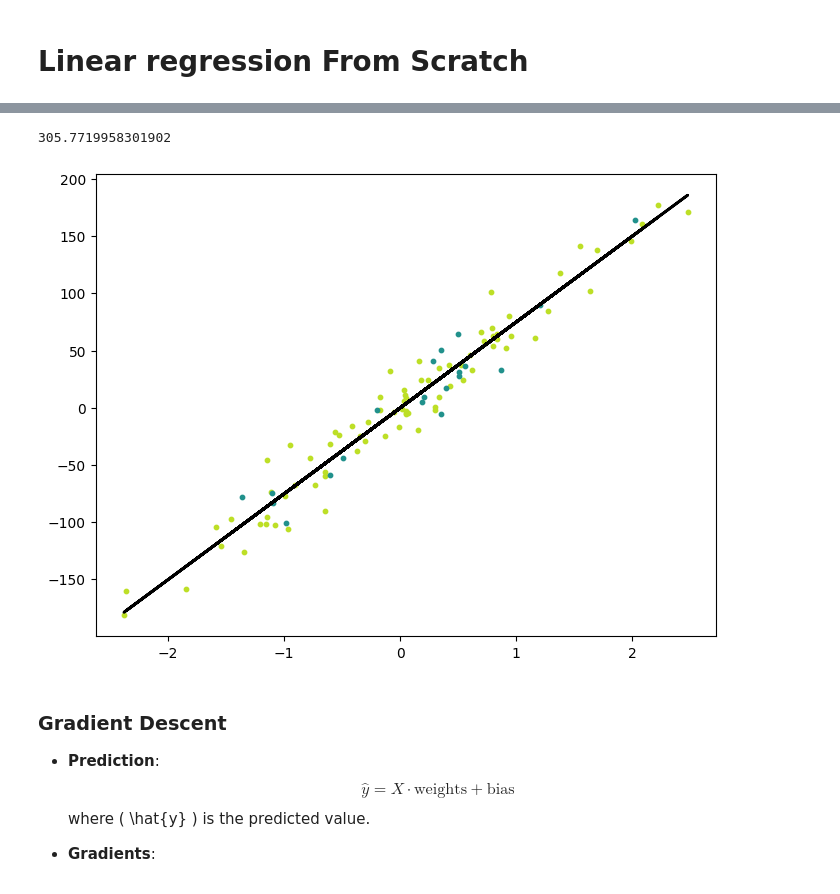
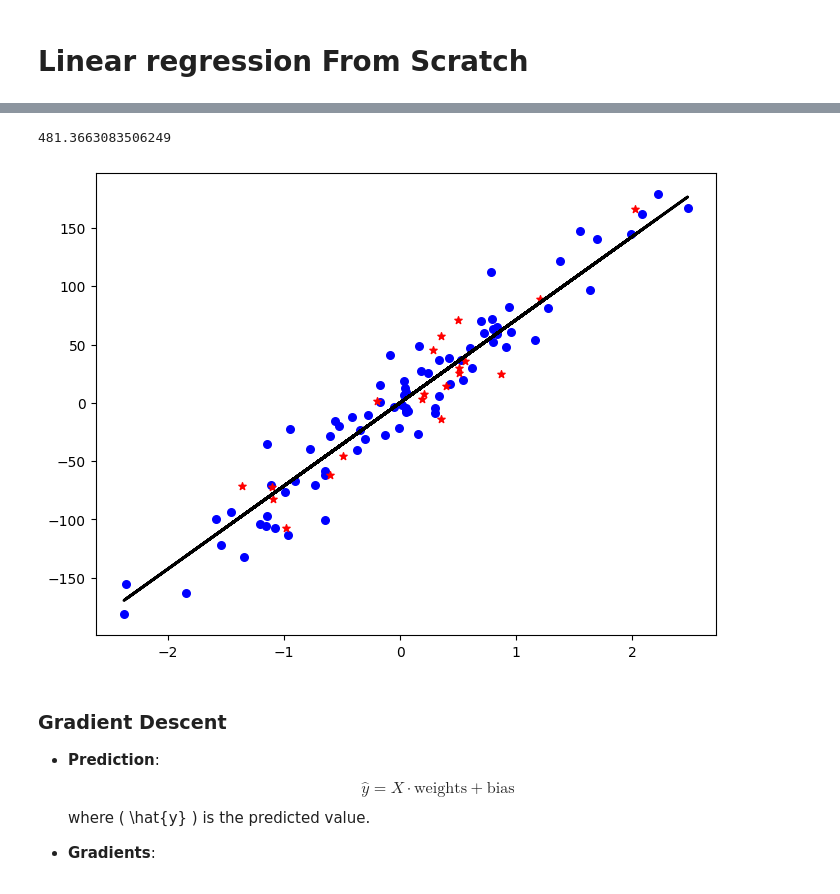
Before and after one commit to barzansaeedpour/foundations-of-machine-learning, a Jupyter notebook: 02_Supervised Learning/01_regression/01_linear_regression_from_scratch.ipynb, the cells around one changed output, grey strips where cells are left out. Drawn from its saved outputs; the diff is of its cells as text; code cells hidden in the pictures.

Commit message:
working on linear regression

```diff
--- a/02_Supervised Learning/01_regression/01_linear_regression_from_scratch.ipynb
+++ b/02_Supervised Learning/01_regression/01_linear_regression_from_scratch.ipynb
@@ -10,4 +12,4 @@ import matplotlib.pyplot as plt
 - **`train_test_split`**: This function from `scikit-learn` splits the dataset into training and testing sets.
 # %%
-X, y = datasets.make_regression(n_samples=100, n_features=1, noise=20, random_state=4)
-X_train, X_test, y_train, y_test = train_test_split(X, y, test_size=0.2, random_state=1234)
+bias = 0
+X, y, weight = datasets.make_regression(n_samples=100, n_features=1, noise=25, random_state=4, bias=bias, coef=True)
@@ -25,27 +76,42 @@ import numpy as np
 
 class LinearRegression:
 
-    def __init__(self, lr = 0.001, n_iters=1000):
+    def __init__(self, lr = 0.001, n_iters=300):
         self.lr = lr
         self.n_iters = n_iters
         self.weights = None
         self.bias = None
+        self.mse_list = []
 
     def fit(self, X, y):
         n_samples, n_features = X.shape
         self.weights = np.zeros(n_features)
         self.bias = 0
 
-        for _ in range(self.n_iters):
+        for i in range(self.n_iters):
             y_pred = np.dot(X, self.weights) + self.bias
 
             dw = (1/n_samples) * np.dot(X.T, (y_pred-y))
             db = (1/n_samples) * np.sum(y_pred-y)
 
+
             self.weights = self.weights - self.lr * dw
             self.bias = self.bias - self.lr * db
 
+            y_pred_line = self.predict(X)
+            mse_train = mse(y_train, y_pred_line)
+            self.mse_list.append(mse_train)
+            if i % 100 == 0:
+                fig = plt.figure(figsize=(4,2))
+                m1 = plt.scatter(X_train[:, 0], y_train, color = "b", marker = "o", s = 30, label='Train Data')
+                m2 = plt.scatter(X_test[:, 0], y_test, color = "r", marker = "*", s = 30, label='Test Data')
+                plt.plot(X, y_pred_line, color='black', linewidth=2, label='Prediction')
+                plt.title(f'Epoch: {i} \n weight: {round(self.weights[0], 2)}  bias: {round(self.bias, 2)}\n mse: {round(mse_train,2)}')
+                plt.show()
+
+
     def predict(self, X):
+
         y_pred = np.dot(X, self.weights) + self.bias
         return y_pred
 # %%
@@ -57,18 +132,16 @@ predictions = reg.predict(X_test)
 # %%
-def mse(y_test, predictions):
-    return np.mean((y_test-predictions)**2)
 
 mse = mse(y_test, predictions)
 print(mse)
 # %% [output]
-305.7719958301902
+481.3663083506249
 # %%
 y_pred_line = reg.predict(X)
 cmap = plt.get_cmap('viridis')
 fig = plt.figure(figsize=(8,6))
-m1 = plt.scatter(X_train, y_train, color=cmap(0.9), s=10)
-m2 = plt.scatter(X_test, y_test, color=cmap(0.5), s=10)
+m1 = plt.scatter(X_train[:, 0], y_train, color = "b", marker = "o", s = 30, label='Train Data')
+m2 = plt.scatter(X_test[:, 0], y_test, color = "r", marker = "*", s = 30, label='Test Data')
 plt.plot(X, y_pred_line, color='black', linewidth=2, label='Prediction')
 plt.show()
 # %% [output]
-[figure, old version]
+[figure, new version]
```
Also changed, not shown: parts of 11 cells of this notebook.
